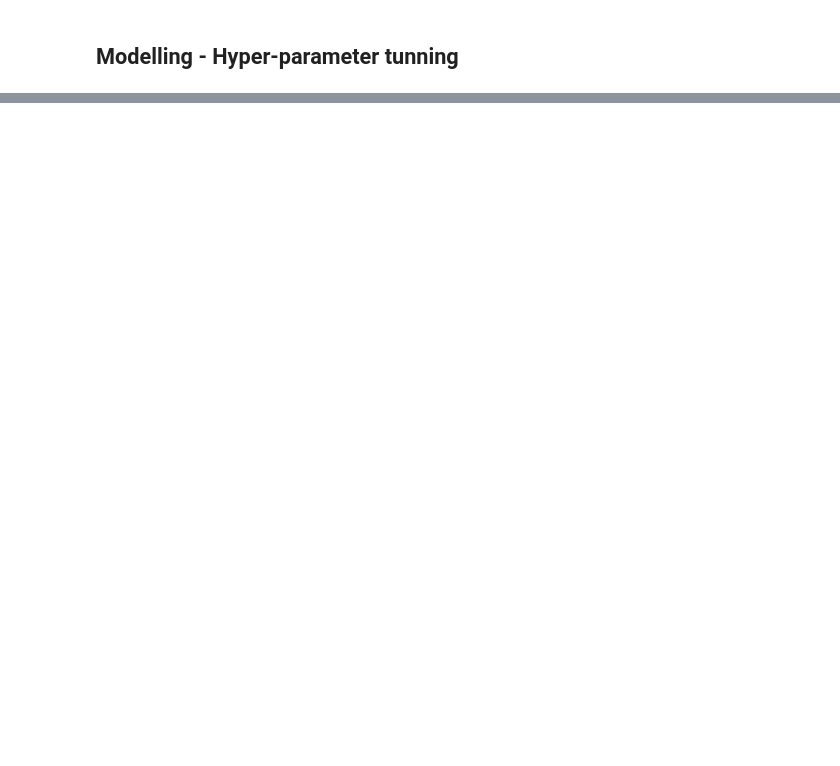
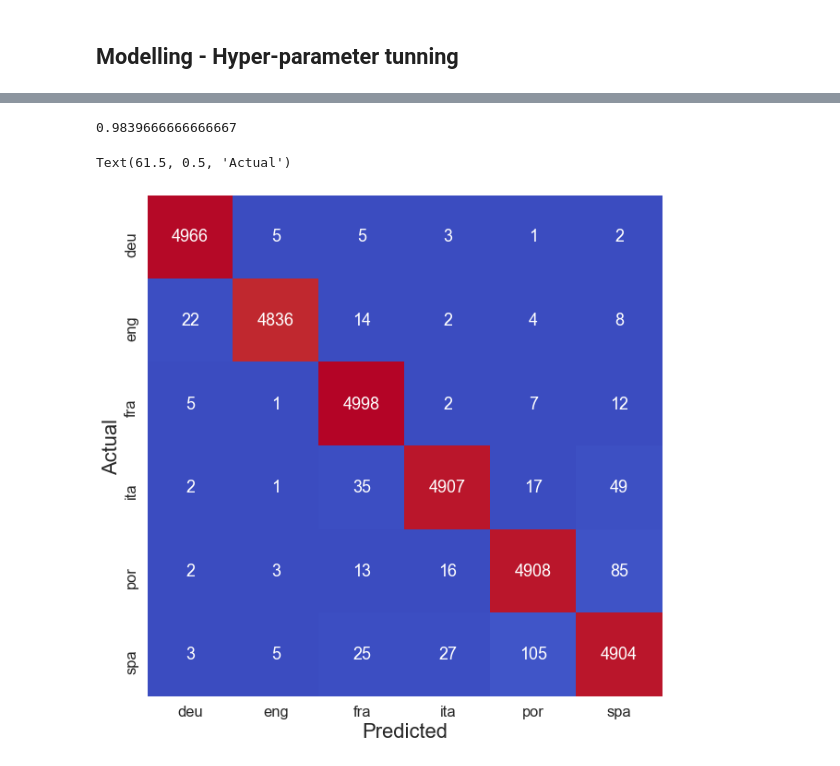
Before and after one commit to conorosully/medium-articles, a Jupyter notebook: src/language_classification.ipynb, the cells around one changed output, grey strips where cells are left out. Cells and saved outputs as stored; diff of their text form; code cells hidden in the pictures; blank space fills up the shorter version.

Commit message:
Finalised model

```diff
--- a/src/language_classification.ipynb
+++ b/src/language_classification.ipynb
@@ -182,0 +322,15 @@ train_feat.head()
+# %%
+from keras.models import Sequential
+from keras.layers import Dense
+
+x = train_feat.drop('lang',axis=1)
+y = encode(train_feat['lang'])
+
+model = Sequential()
+model.add(Dense(500, input_dim=663, activation='relu'))
+model.add(Dense(500, activation='relu'))
+model.add(Dense(250, activation='relu'))
+model.add(Dense(6, activation='softmax'))
+model.compile(loss='categorical_crossentropy', optimizer='adam', metrics=['accuracy'])
+
+model.fit(x, y, epochs=4, batch_size=100) #fit ANN
@@ -182,0 +347,26 @@ train_feat.head()
+# %%
+x_test = test_feat.drop('lang',axis=1)
+y_test = test_feat['lang']
+
+labels = model.predict_classes(x_test)
+predictions = encoder.inverse_transform(labels)
+
+#Accuracy on test set
+accuracy = accuracy_score(y_test,predictions)
+print(accuracy)
+
+#Create confusion matrix
+lang = ['deu', 'eng', 'fra', 'ita', 'por', 'spa']
+conf_matrix = confusion_matrix(y_test,predictions)
+conf_matrix_df = pd.DataFrame(conf_matrix,columns=lang,index=lang)
+
+#Plot confusion matrix heatmap
+plt.figure(figsize=(10, 10), facecolor='w', edgecolor='k')
+sns.set(font_scale=1.5)
+sns.heatmap(conf_matrix_df,cmap='coolwarm',annot=True,fmt='.5g',cbar=False)
+plt.xlabel('Predicted',fontsize=22)
+plt.ylabel('Actual',fontsize=22)
+# %% [output]
+0.9839666666666667
+Text(61.5, 0.5, 'Actual')
+[figure, added]
```
Also changed, not shown: parts of 18 cells of this notebook.
